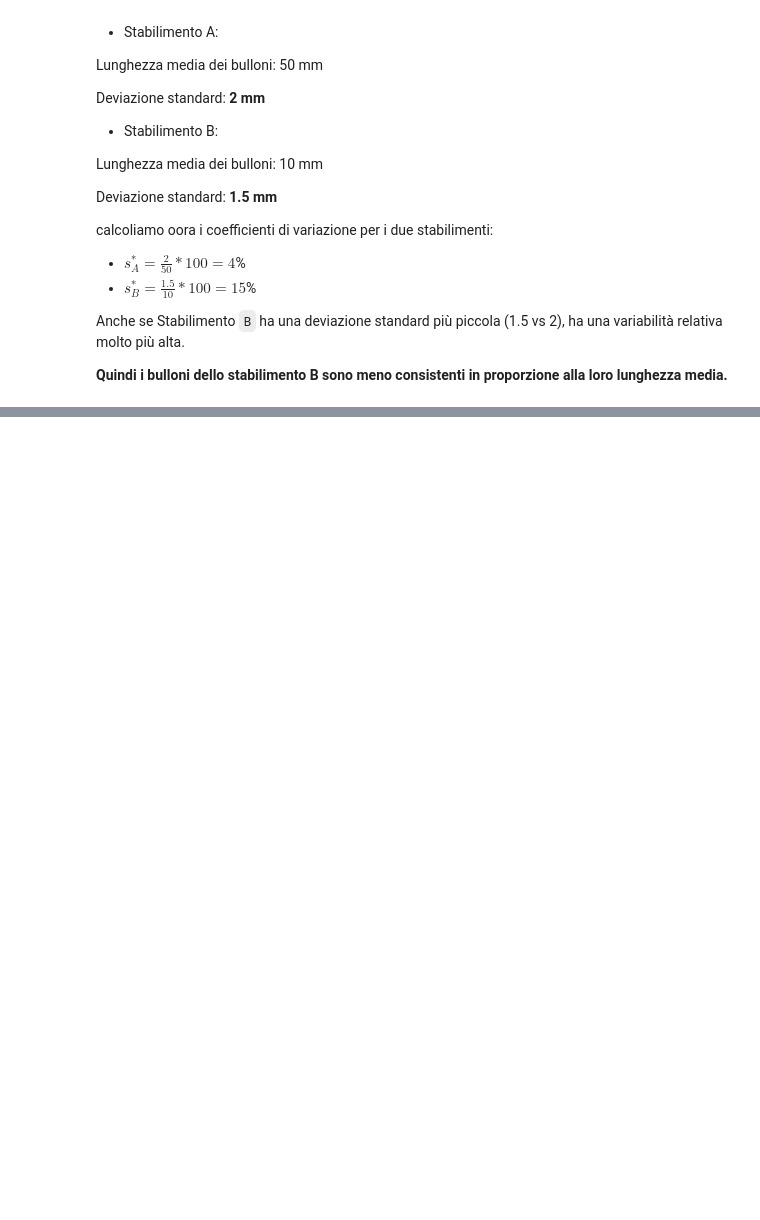
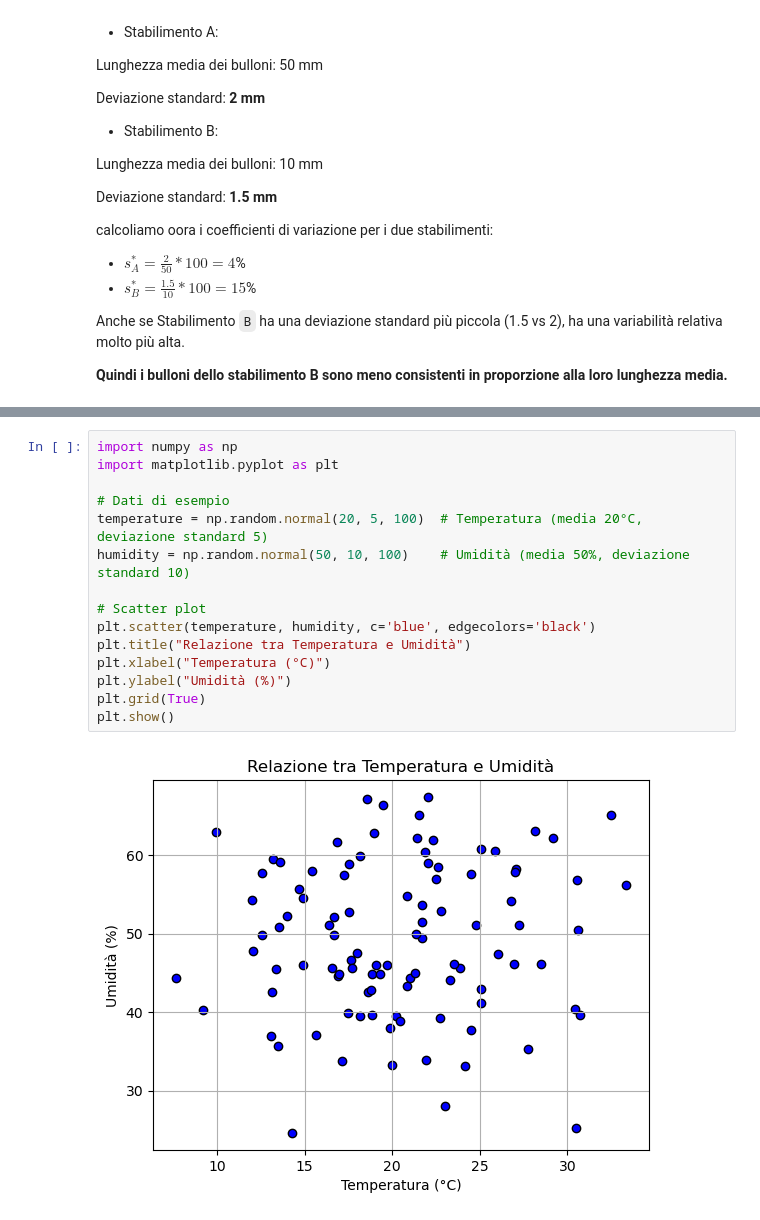
Before and after one commit to Gallja/SAD_Python, a Jupyter notebook: Ripasso_Argomenti.ipynb, the cells around one changed output, grey strips where cells are left out. Saved outputs shown, nothing was run; the diff lists cells and outputs as text; blank space fills up the shorter version.

```diff
--- a/Ripasso_Argomenti.ipynb
+++ b/Ripasso_Argomenti.ipynb
@@ -170,0 +181,17 @@ Anche se Stabilimento `B` ha una deviazione standard più piccola (1.5 vs 2), ha
+# %%
+import numpy as np
+import matplotlib.pyplot as plt
+
+# Dati di esempio
+temperature = np.random.normal(20, 5, 100)  # Temperatura (media 20°C, deviazione standard 5)
+humidity = np.random.normal(50, 10, 100)    # Umidità (media 50%, deviazione standard 10)
+
+# Scatter plot
+plt.scatter(temperature, humidity, c='blue', edgecolors='black')
+plt.title("Relazione tra Temperatura e Umidità")
+plt.xlabel("Temperatura (°C)")
+plt.ylabel("Umidità (%)")
+plt.grid(True)
+plt.show()
+# %% [output]
+[figure, added]
```
Also changed, not shown: parts of 4 cells of this notebook.
